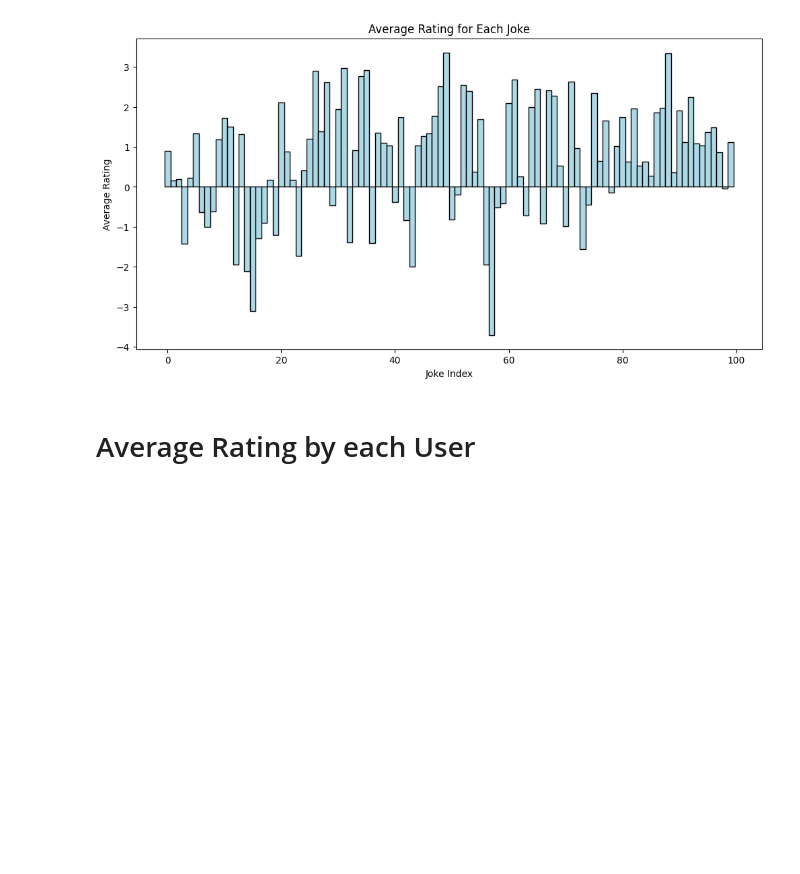
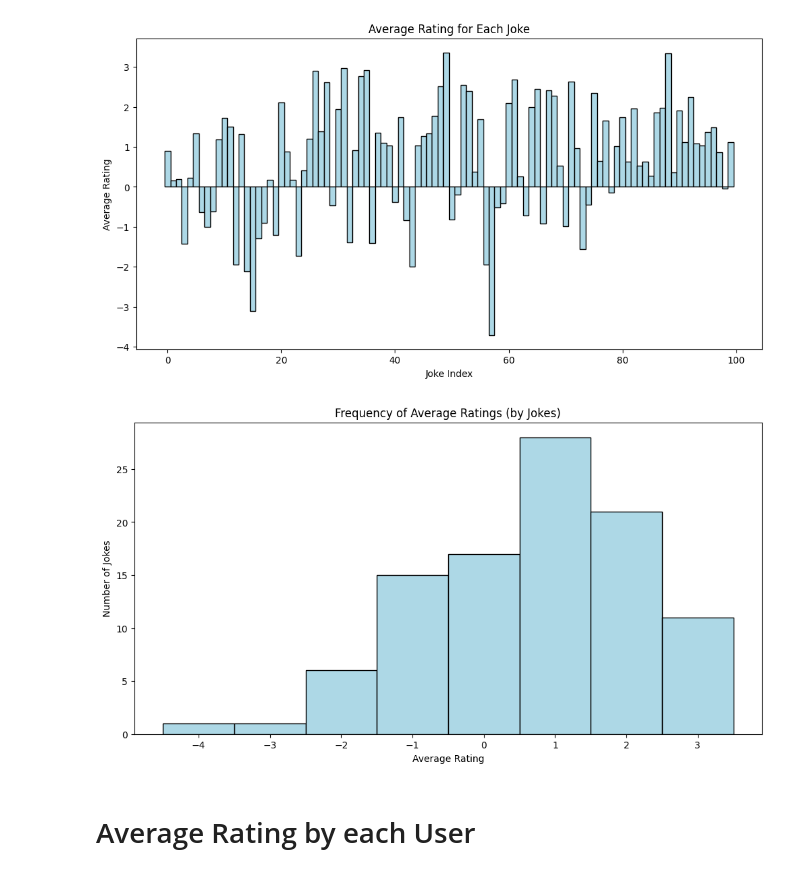
Before and after one commit to richamuktibodh/Laugh-o-Meter, a Jupyter notebook: eda.ipynb, the cells around one changed output. Saved outputs shown, nothing was run; the diff lists cells and outputs as text; code cells hidden in the pictures; blank space fills up the shorter version.

```diff
--- a/eda.ipynb
+++ b/eda.ipynb
@@ -20,9 +16,14 @@ from sklearn.decomposition import PCA
 # df3 = pd.read_excel('jester-data-3.xls' ,header=None, index_col=None)
 
 
-df1 = pd.read_excel('/content/drive/MyDrive/ML Project/dataset/jester-data-1.xls' ,header=None, index_col=None)
-df2 = pd.read_excel('/content/drive/MyDrive/ML Project/dataset/jester-data-2.xls' ,header=None, index_col=None)
-df3 = pd.read_excel('/content/drive/MyDrive/ML Project/dataset/jester-data-3.xls' ,header=None, index_col=None)
+# df1 = pd.read_excel('/content/drive/MyDrive/ML Project/dataset/jester-data-1.xls' ,header=None, index_col=None)
+# df2 = pd.read_excel('/content/drive/MyDrive/ML Project/dataset/jester-data-2.xls' ,header=None, index_col=None)
+# df3 = pd.read_excel('/content/drive/MyDrive/ML Project/dataset/jester-data-3.xls' ,header=None, index_col=None)
+
+df1 = pd.read_excel('C:\\Users\\ameyd\\Desktop\\IIITD\\SEM 5\\ML\\Project\\dataset\\jester-data-1.xls', header=None, index_col=None)
+df2 = pd.read_excel('C:\\Users\\ameyd\\Desktop\\IIITD\\SEM 5\\ML\\Project\\dataset\\jester-data-2.xls', header=None, index_col=None)
+df3 = pd.read_excel('C:\\Users\\ameyd\\Desktop\\IIITD\\SEM 5\\ML\\Project\\dataset\\jester-data-3.xls', header=None, index_col=None)
+
 
 df  = pd.concat([df1, df2, df3], ignore_index=True)
 # %%
@@ -183,15 +184,17 @@ plt.show()
 # %% [output]
 [figure]
 # %%
-# rounded_ratings = average_ratings.round().astype(int)
-# frequency = rounded_ratings.value_counts().sort_index()
+rounded_ratings = average_ratings.round().astype(int)
+frequency = rounded_ratings.value_counts().sort_index()
 
-# plt.figure(figsize=(12, 6))
-# plt.bar(frequency.index, frequency.values, align='center', width=1, color=custom_color, edgecolor='k')
-# plt.title("Frequency of Average Ratings (by Jokes)")
-# plt.xlabel('Average Rating')
-# plt.ylabel('Number of Jokes')
-# plt.show()
+plt.figure(figsize=(12, 6))
+plt.bar(frequency.index, frequency.values, align='center', width=1, color=custom_color, edgecolor='k')
+plt.title("Frequency of Average Ratings (by Jokes)")
+plt.xlabel('Average Rating')
+plt.ylabel('Number of Jokes')
+plt.show()
+# %% [output]
+[figure, added]
 # %% [markdown]
 # Average Rating by each User
 # %%
```
Also changed, not shown: parts of 12 cells of this notebook.
